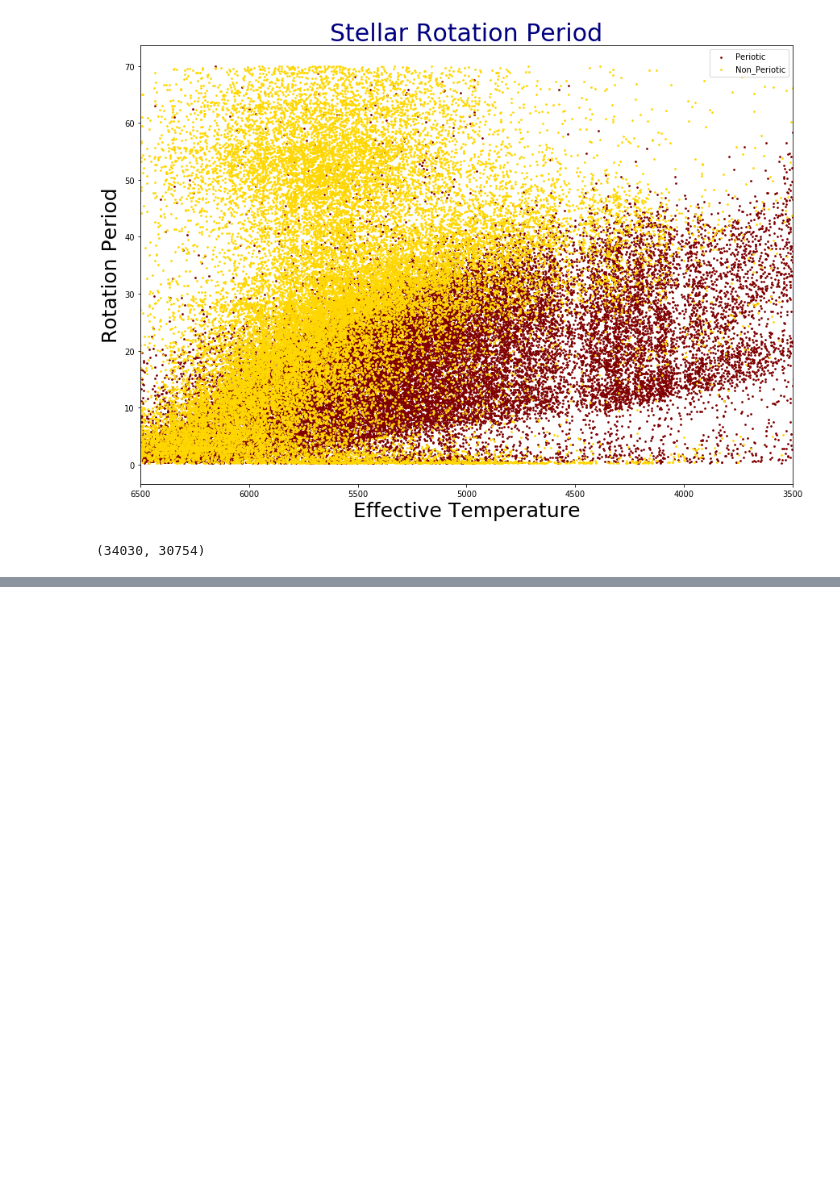
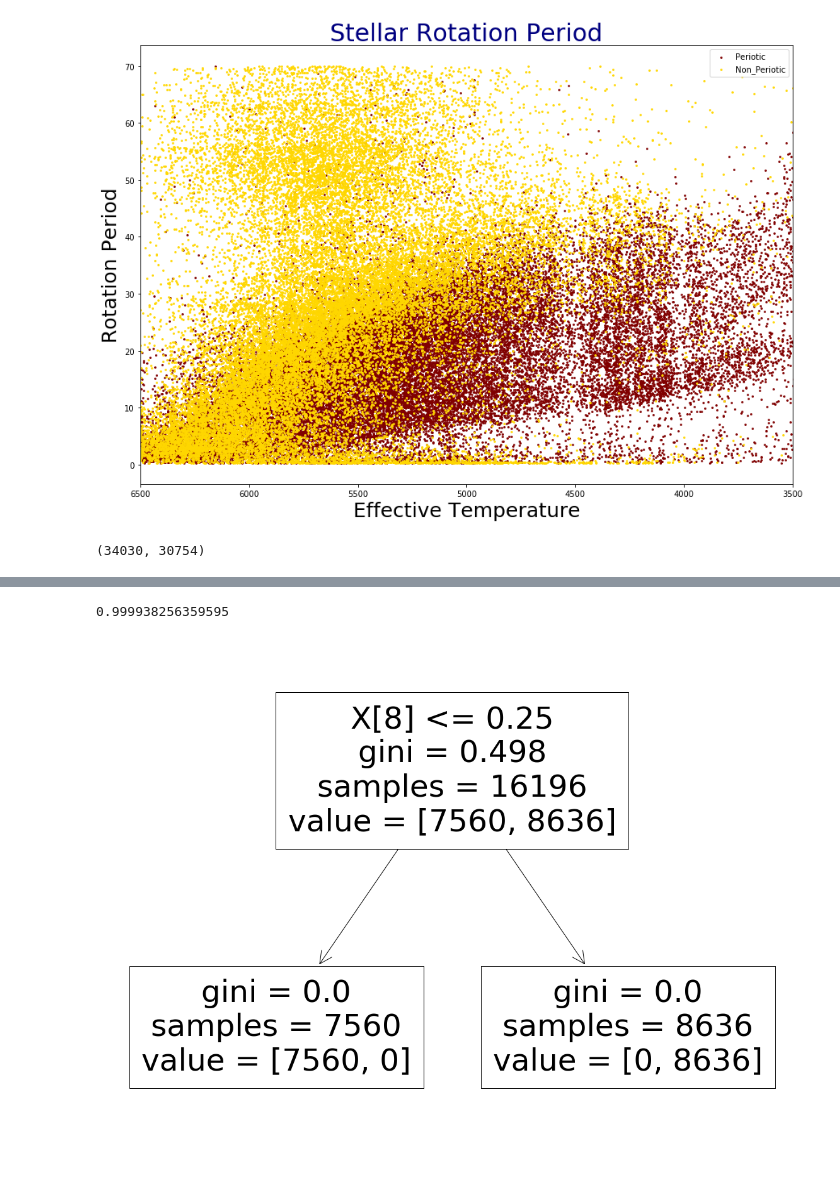
Before and after one commit to sainyrodriguez1/STELLAR_interns, a Jupyter notebook: INTERN_CODE/Sainy/MQ_Data.ipynb, the cells around one changed output, grey strips where cells are left out. Cells and saved outputs as stored; diff of their text form; code cells hidden in the pictures; blank space fills up the shorter version.

```diff
--- a/INTERN_CODE/Sainy/MQ_Data.ipynb
+++ b/INTERN_CODE/Sainy/MQ_Data.ipynb
@@ -79,0 +137,3 @@ array([1, 1, 1, ..., 0, 0, 0])
+# %%
+tables = tables.drop(columns=['class'])
+tables
@@ -79,0 +158,19 @@ array([1, 1, 1, ..., 0, 0, 0])
+# %%
+X = tables
+y = classes
+# %%
+train_X, test_X, train_y, test_y = train_test_split(X, y, random_state = 11)
+model = DecisionTreeClassifier()
+#fit the model to the training set
+fit_model = model.fit(train_X,train_y)
+#compare predictions from this model to the test set
+predicted = fit_model.predict(test_X)
+accuracy_score(test_y, predicted)
+# %% [output]
+0.999938256359595
+# %%
+from sklearn import tree
+plt.figure(figsize= (20,15))
+tree.plot_tree(model.fit(test_X,test_y));
+# %% [output]
+[figure, added]
```
Also changed, not shown: parts of 12 cells of this notebook.
